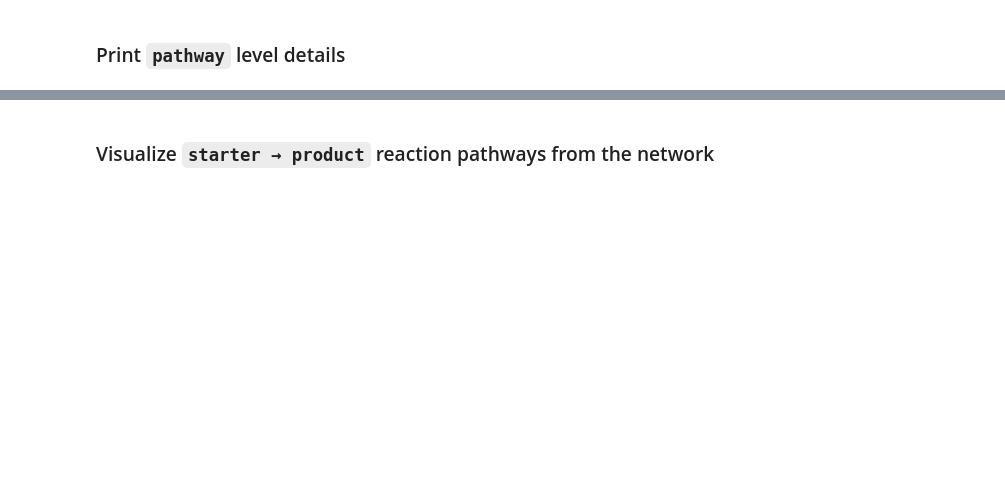
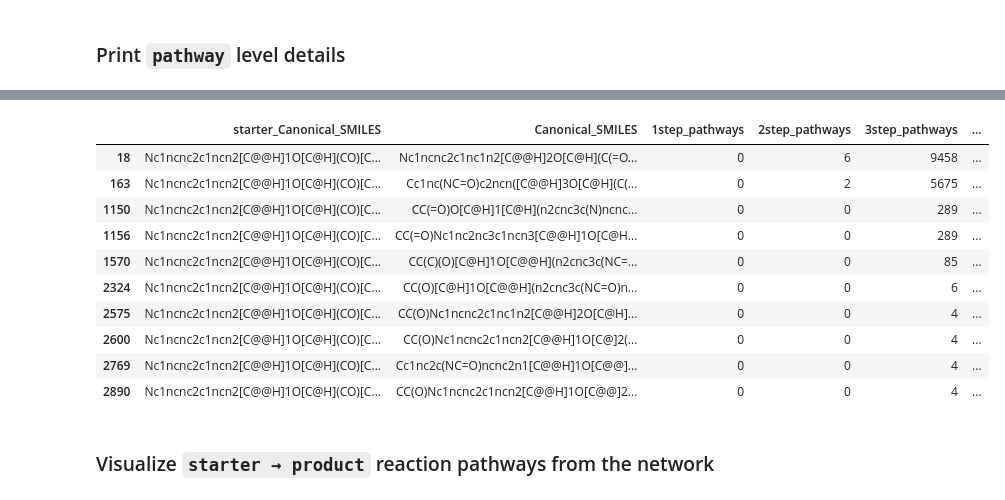
Before and after one commit to soumyadeepghosh35/doranet, a Jupyter notebook: scripts/Adenosine_Pubchem/AdenosineOnly_gen3/generatedMolecules.ipynb, the cells around one changed output, grey strips where cells are left out. Cells and saved outputs as stored; diff of their text form; code cells hidden in the pictures; blank space fills up the shorter version.

```diff
--- a/scripts/Adenosine_Pubchem/AdenosineOnly_gen3/generatedMolecules.ipynb
+++ b/scripts/Adenosine_Pubchem/AdenosineOnly_gen3/generatedMolecules.ipynb
@@ -897,3 +918,20 @@ Starter : Nc1ncnc2c1ncn2[C@@H]1O[C@H](CO)[C@@H](O)[C@H]1O
+# %%
+pathSummaryDF = pathSummaryDF[
+    pathSummaryDF['Canonical_SMILES'].isin(targetCompound_DF['Canonical_SMILES'])
+]
+pathSummaryDF
+# %% [output]
+|  | starter_Canonical_SMILES | Canonical_SMILES | 1step_pathways | 2step_pathways | 3step_pathways | ... |
+| 18 | Nc1ncnc2c1ncn2[C@@H]1O[C@H](CO)[C... | Nc1ncnc2c1nc1n2[C@@H]2O[C@H](C(=O... | 0 | 6 | 9458 | ... |
+| 163 | Nc1ncnc2c1ncn2[C@@H]1O[C@H](CO)[C... | Cc1nc(NC=O)c2ncn([C@@H]3O[C@H](C(... | 0 | 2 | 5675 | ... |
+| 1150 | Nc1ncnc2c1ncn2[C@@H]1O[C@H](CO)[C... | CC(=O)O[C@H]1[C@H](n2cnc3c(N)ncnc... | 0 | 0 | 289 | ... |
+| 1156 | Nc1ncnc2c1ncn2[C@@H]1O[C@H](CO)[C... | CC(=O)Nc1nc2nc3c1ncn3[C@@H]1O[C@H... | 0 | 0 | 289 | ... |
+| 1570 | Nc1ncnc2c1ncn2[C@@H]1O[C@H](CO)[C... | CC(C)(O)[C@H]1O[C@@H](n2cnc3c(NC=... | 0 | 0 | 85 | ... |
+| 2324 | Nc1ncnc2c1ncn2[C@@H]1O[C@H](CO)[C... | CC(O)[C@H]1O[C@@H](n2cnc3c(NC=O)n... | 0 | 0 | 6 | ... |
+| 2575 | Nc1ncnc2c1ncn2[C@@H]1O[C@H](CO)[C... | CC(O)Nc1ncnc2c1nc1n2[C@@H]2O[C@H]... | 0 | 0 | 4 | ... |
+| 2600 | Nc1ncnc2c1ncn2[C@@H]1O[C@H](CO)[C... | CC(O)Nc1ncnc2c1ncn2[C@@H]1O[C@]2(... | 0 | 0 | 4 | ... |
+| 2769 | Nc1ncnc2c1ncn2[C@@H]1O[C@H](CO)[C... | Cc1nc2c(NC=O)ncnc2n1[C@@H]1O[C@@]... | 0 | 0 | 4 | ... |
+| 2890 | Nc1ncnc2c1ncn2[C@@H]1O[C@H](CO)[C... | CC(O)Nc1ncnc2c1ncn2[C@@H]1O[C@@]2... | 0 | 0 | 4 | ... |
 # %% [markdown]
 ### Visualize `starter → product` reaction pathways from the network
 # %%
```
Also changed, not shown: parts of 7 cells of this notebook, 32 other files.
